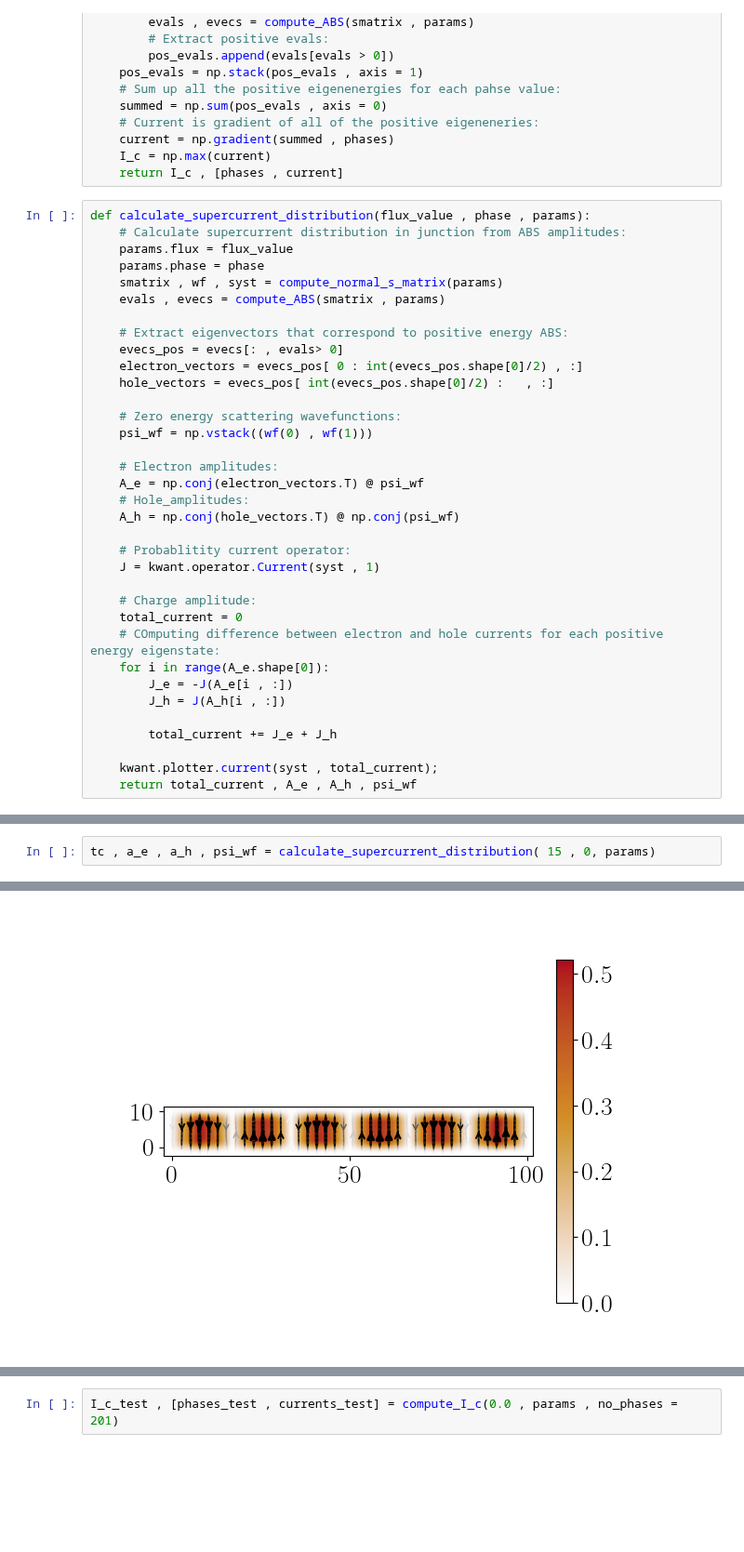
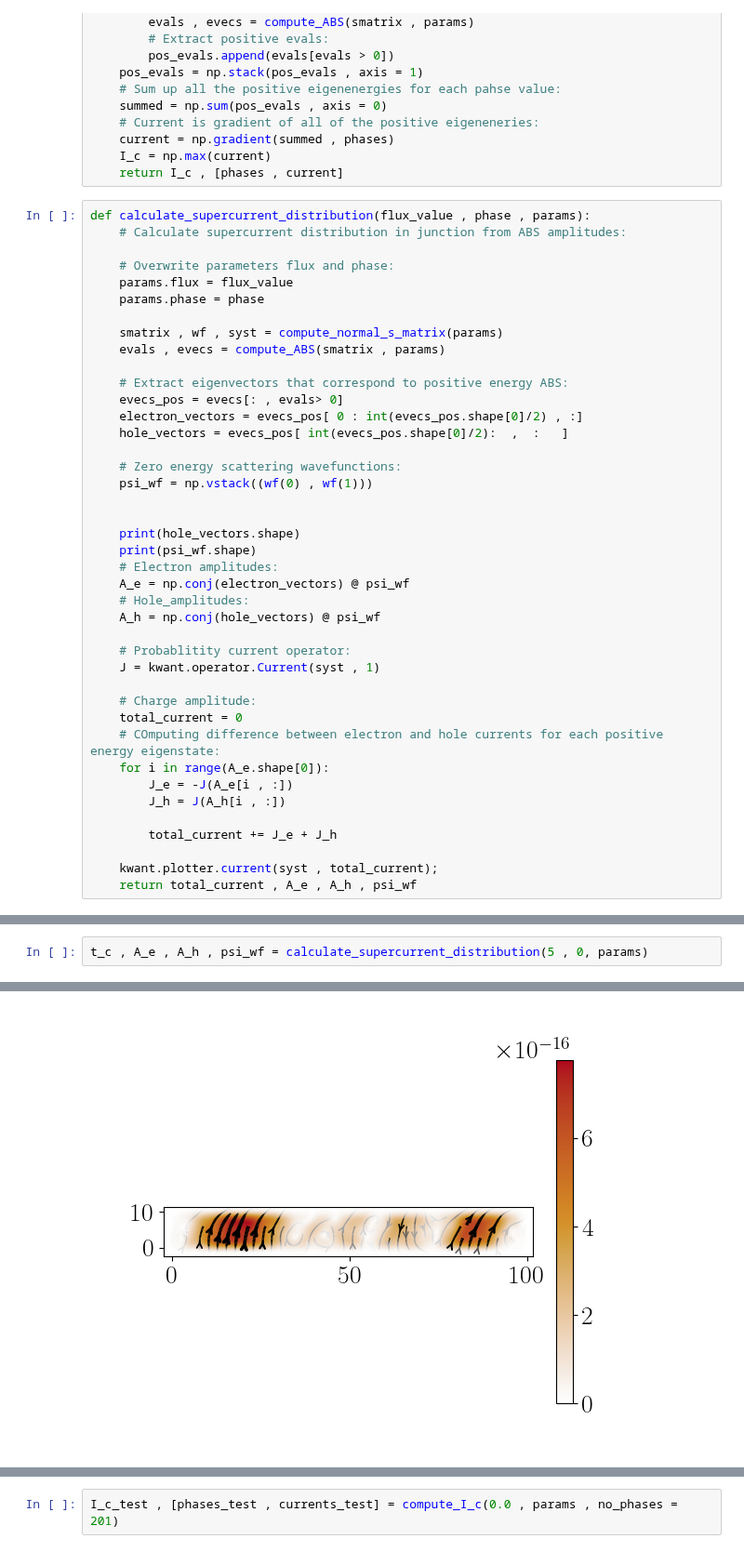
Before and after one commit to krishtoffel99/Josephson-Investigations-Old, a Jupyter notebook: Josephson effect and Supercurrents/Reproducing Paper/PRB_Scanning_Gate.ipynb, the cells around one changed output, grey strips where cells are left out. Shown at 93% size. Cells and saved outputs as stored; diff of their text form; blank space fills up the shorter version.

```diff
--- a/Josephson effect and Supercurrents/Reproducing Paper/PRB_Scanning_Gate.ipynb
+++ b/Josephson effect and Supercurrents/Reproducing Paper/PRB_Scanning_Gate.ipynb
@@ -162,23 +162,29 @@ def compute_I_c(flux_value , params , no_phases = 101):
 # %%
 def calculate_supercurrent_distribution(flux_value , phase , params):
     # Calculate supercurrent distribution in junction from ABS amplitudes:
+
+    # Overwrite parameters flux and phase:
     params.flux = flux_value
     params.phase = phase
+
     smatrix , wf , syst = compute_normal_s_matrix(params)
     evals , evecs = compute_ABS(smatrix , params)
 
     # Extract eigenvectors that correspond to positive energy ABS:
     evecs_pos = evecs[: , evals> 0]
     electron_vectors = evecs_pos[ 0 : int(evecs_pos.shape[0]/2) , :]
-    hole_vectors = evecs_pos[ int(evecs_pos.shape[0]/2) :   , :]
+    hole_vectors = evecs_pos[ int(evecs_pos.shape[0]/2):  ,  :   ]
 
     # Zero energy scattering wavefunctions:
     psi_wf = np.vstack((wf(0) , wf(1)))
 
+
+    print(hole_vectors.shape)
+    print(psi_wf.shape)
     # Electron amplitudes:
-    A_e = np.conj(electron_vectors.T) @ psi_wf
+    A_e = np.conj(electron_vectors) @ psi_wf
     # Hole_amplitudes:
-    A_h = np.conj(hole_vectors.T) @ np.conj(psi_wf)
+    A_h = np.conj(hole_vectors) @ psi_wf
 
     # Probablitity current operator:
     J = kwant.operator.Current(syst , 1)
@@ -213,3 +203,3 @@ print(np.max(np.abs(np.sort(evals2.imag *params.Delta) - evals1)))
 # %%
-tc , a_e , a_h , psi_wf = calculate_supercurrent_distribution( 15 , 0, params)
+t_c , A_e , A_h , psi_wf = calculate_supercurrent_distribution(5 , 0, params)
 # %% [output]
@@ -216 +208 @@ tc , a_e , a_h , psi_wf = calculate_supercurrent_distribution( 15 , 0, params)
-[figure, old version]
+[figure, new version]
```
Also changed, not shown: parts of 7 cells of this notebook, 1 other file.
